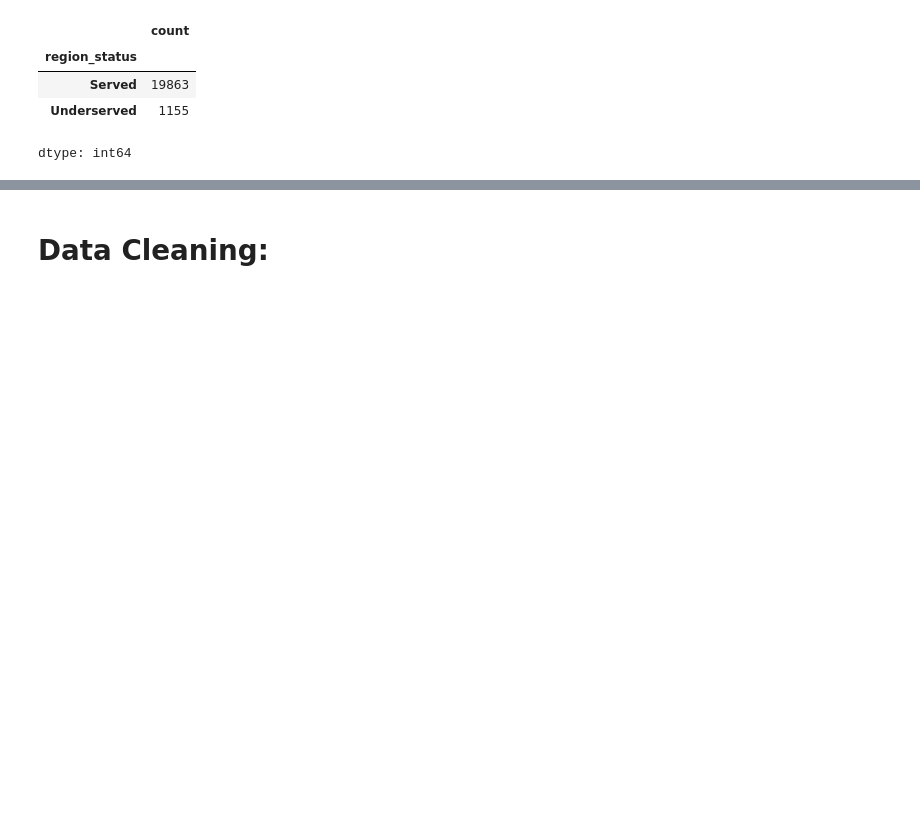
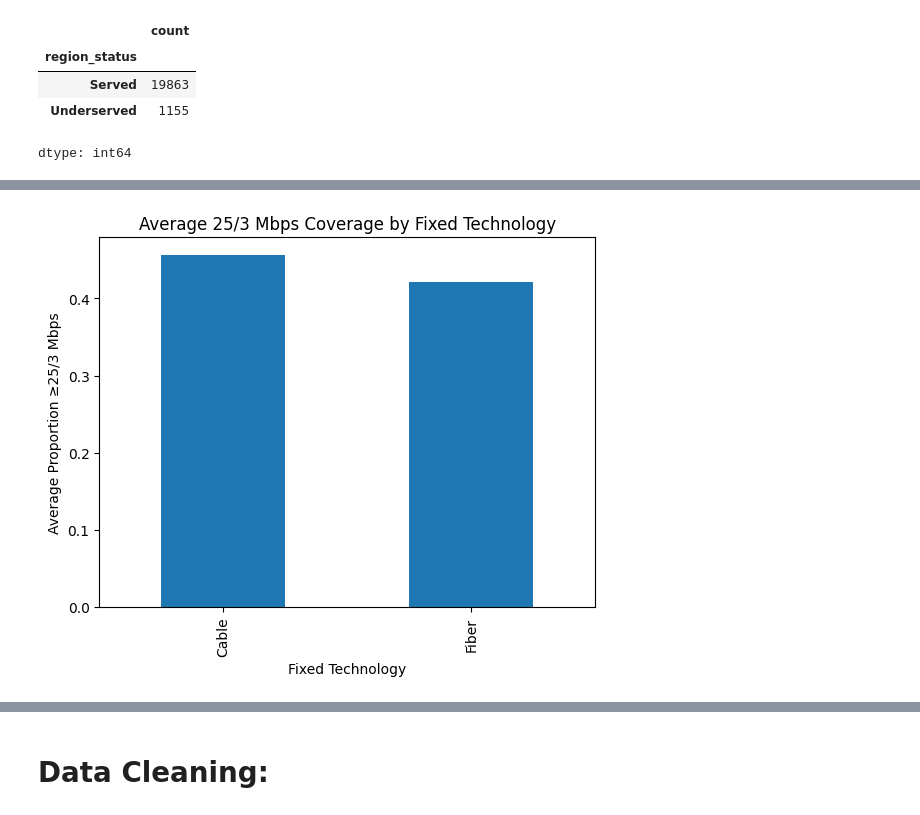
Before and after one commit to AishaniD078/huds_ms_airband_analysis_2_repo, a Jupyter notebook: HUDS_Research_Skeleton_Notebook_Aishani.ipynb, the cells around one changed output, grey strips where cells are left out. Drawn from its saved outputs; the diff is of its cells as text; code cells hidden in the pictures; blank space fills up the shorter version.

```diff
--- a/HUDS_Research_Skeleton_Notebook_Aishani.ipynb
+++ b/HUDS_Research_Skeleton_Notebook_Aishani.ipynb
@@ -376,0 +408,35 @@ dtype: int64
+# %%
+# Filter to Rural/Tribal County
+keep_types = ['Rural','Tribal']
+fixed = fixed_bb[
+    fixed_bb['area_data_type'].isin(keep_types) &
+    (fixed_bb['geography_type'] == 'County')
+]
+mobile = mobile_bb[
+    mobile_bb['area_data_type'].isin(keep_types) &
+    (mobile_bb['geography_type'] == 'County')
+]
+
+# Differentiate by fixed-technology (e.g., Fiber vs Cable)
+fixed_fiber_cable = fixed_bb[
+    fixed_bb['technology'].isin(['Fiber','Cable'])
+].copy()
+# We can also inspect counts:
+print("Fiber vs Cable counts:")
+print(fixed_fiber_cable['technology'].value_counts(), "\n")
+
+# Step 5: Zero in on key speed tiers
+fixed_key = fixed_fiber_cable[[
+    'geography_id','area_data_type','geography_desc',
+    'technology','biz_res','total_units','speed_25_3'
+]].copy()
+
+mobile_key = mobile[[
+    'geography_id','area_data_type','geography_desc',
+    'mobilebb_5g_spd1_area_st_pct','mobilebb_5g_spd2_area_st_pct'
+]].copy()
+
+print("Fixed (25/3) sample:")
+print(fixed_key.head(), "\n")
+print("Mobile (5G speed tiers) sample:")
+print(mobile_key.head())
@@ -376,0 +461,11 @@ dtype: int64
+# %%
+# 1. Bar chart: mean speed_25_3 by fixed technology
+mean_speeds = fixed_key.groupby('technology')['speed_25_3'].mean()
+fig, ax = plt.subplots()
+mean_speeds.plot(kind='bar', ax=ax)
+ax.set_xlabel('Fixed Technology')
+ax.set_ylabel('Average Proportion ≥25/3 Mbps')
+ax.set_title('Average 25/3 Mbps Coverage by Fixed Technology')
+plt.show()
+# %% [output]
+[figure, added]
```
Also changed, not shown: parts of 15 cells of this notebook.
